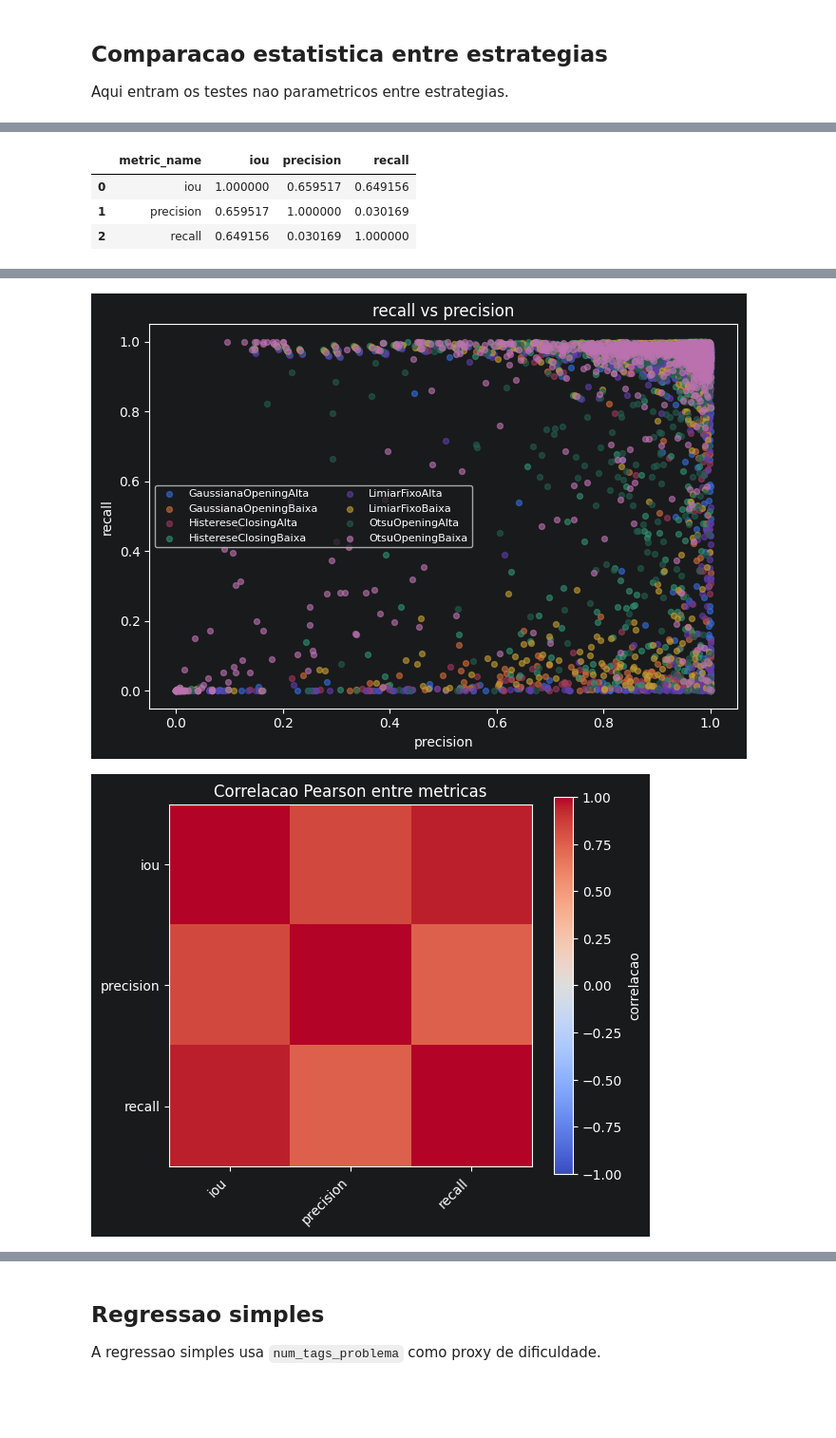
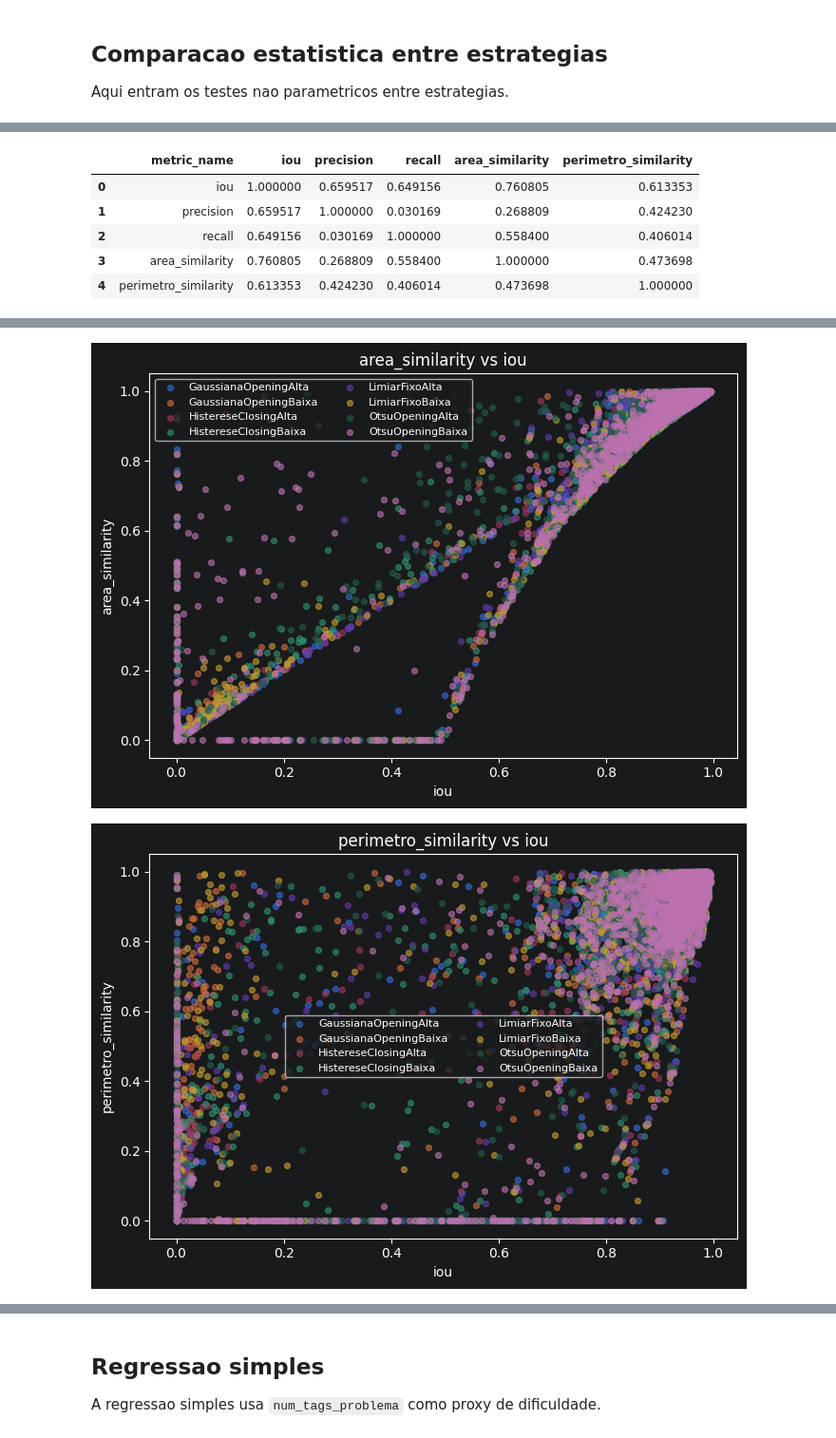
Before and after one commit to Victor-Saraiva-P/Projeto-bufalos, a Jupyter notebook: notebooks/07_visualizacao_segmentacao_binarizada.ipynb, the cells around one changed output, grey strips where cells are left out. Shown at 95% size. Saved outputs shown, nothing was run; the diff lists cells and outputs as text; code cells hidden in the pictures; blank space fills up the shorter version.

Commit message:
Add shape similarity metrics to binarized analysis

```diff
--- a/notebooks/07_visualizacao_segmentacao_binarizada.ipynb
+++ b/notebooks/07_visualizacao_segmentacao_binarizada.ipynb
@@ -50,9 +50,9 @@ A visualizacao usa a base linha a linha reconstruida a partir do SQLite e as tab
 def _registros_para_dataframe(registros, columns):
     return pd.DataFrame([{column: getattr(registro, column) for column in columns} for registro in registros], columns=columns)
 
-metric_names = ['iou', 'precision', 'recall']
-metric_pairs = [('iou', 'precision'), ('iou', 'recall'), ('precision', 'recall')]
-interaction_metrics = ['iou', 'precision', 'recall']
+metric_names = ['iou', 'precision', 'recall', 'area_similarity', 'perimetro_similarity']
+metric_pairs = [('iou', 'precision'), ('iou', 'recall'), ('iou', 'area_similarity'), ('iou', 'perimetro_similarity'), ('precision', 'recall'), ('precision', 'area_similarity'), ('precision', 'perimetro_similarity'), ('recall', 'area_similarity'), ('recall', 'perimetro_similarity'), ('area_similarity', 'perimetro_similarity')]
+interaction_metrics = ['iou', 'precision', 'recall', 'area_similarity', 'perimetro_similarity']
 path_resolver = PathResolver.from_config()
 artifact_output_dir = build_artifact_output_dir(
     path_resolver.generated_dir,
@@ -223,5 +229,5 @@ Aqui verificamos associacao entre `iou`, `precision` e `recall`.
 # %%
-texto_correlacao = 'Aqui verificamos associacao entre iou, precision e recall.'
+texto_correlacao = 'Aqui verificamos associacao entre iou, precision, recall, area_similarity e perimetro_similarity.'
 df_corr_pearson = df_base[metric_names].corr(method='pearson').reset_index().rename(columns={'index': 'metric_name'})
 df_corr_spearman = df_base[metric_names].corr(method='spearman').reset_index().rename(columns={'index': 'metric_name'})
 display(df_corr_pearson)
@@ -260,8 +268,10 @@ for method in ['pearson', 'spearman']:
-|  | metric_name | iou | precision | recall |
-| 0 | iou | 1.000000 | 0.659517 | 0.649156 |
-| 1 | precision | 0.659517 | 1.000000 | 0.030169 |
-| 2 | recall | 0.649156 | 0.030169 | 1.000000 |
+|  | metric_name | iou | precision | recall | area_similarity | perimetro_similarity |
+| 0 | iou | 1.000000 | 0.659517 | 0.649156 | 0.760805 | 0.613353 |
+| 1 | precision | 0.659517 | 1.000000 | 0.030169 | 0.268809 | 0.424230 |
+| 2 | recall | 0.649156 | 0.030169 | 1.000000 | 0.558400 | 0.406014 |
+| 3 | area_similarity | 0.760805 | 0.268809 | 0.558400 | 1.000000 | 0.473698 |
+| 4 | perimetro_similarity | 0.613353 | 0.424230 | 0.406014 | 0.473698 | 1.000000 |
 [figure]
 [figure]
-[figure, old version]
+[figure, new version]
-[figure, old version]
+[figure, new version]
```
Also changed, not shown: parts of 8 cells of this notebook, 12 other files.
